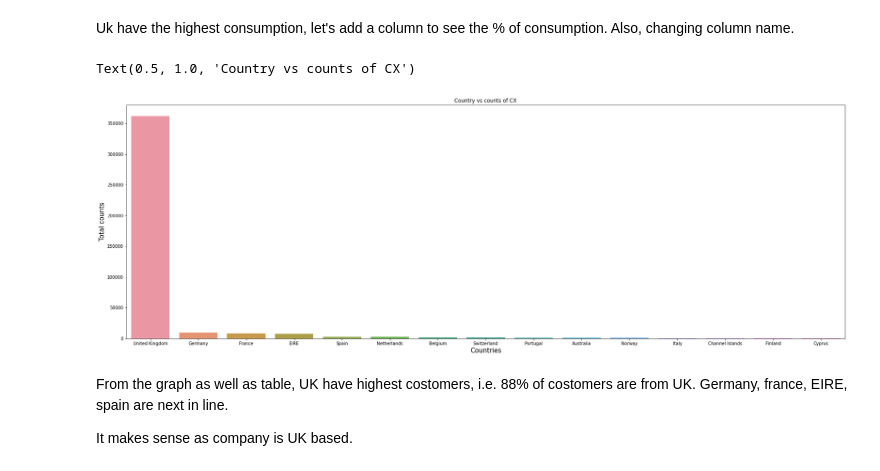
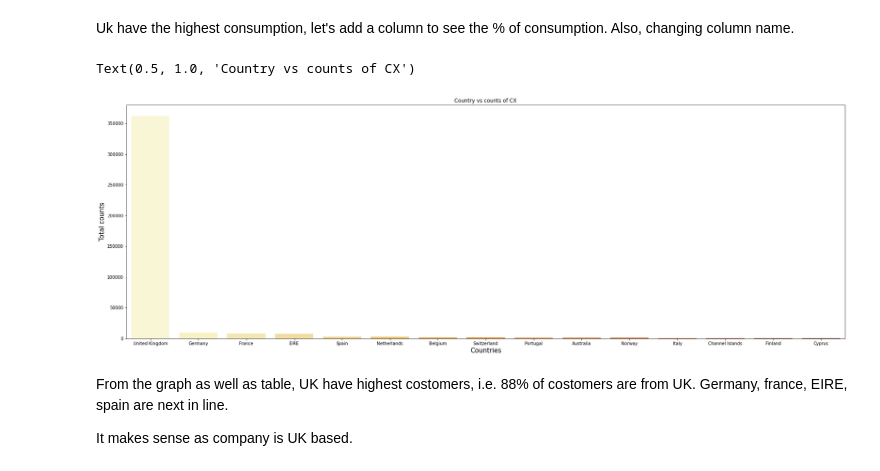
Before and after one commit to akashkivani/almabetter-Online-Retail-Customer-Segmentation-Project, a Jupyter notebook: Online_Retail_Customer_Segmentation_Capstone_Project_4.ipynb, the cells around one changed output. Drawn from its saved outputs; the diff is of its cells as text; code cells hidden in the pictures.

```diff
--- a/Online_Retail_Customer_Segmentation_Capstone_Project_4.ipynb
+++ b/Online_Retail_Customer_Segmentation_Capstone_Project_4.ipynb
@@ -257,13 +257,13 @@ top_countries.head(5)
 Uk have the highest consumption, let's add a column to see the % of consumption. Also, changing column name.
 # %%
 plt.figure(figsize= (30,10))
-sns.barplot(x = 'Country' , y = 'Total Counts' , data = top_countries[:15]) #Setting it will 15 only as there are may country with very small counts.
+sns.barplot(x = 'Country' , y = 'Total Counts' , data = top_countries[:15] , palette=("YlOrBr")) #Setting it will 15 only as there are may country with very small counts.
 plt.xlabel('Countries' , size = 15)
 plt.ylabel('Total counts' , size  = 15)
 plt.title('Country vs counts of CX')
 # %% [output]
 Text(0.5, 1.0, 'Country vs counts of CX')
-[figure, old version]
+[figure, new version]
 # %% [markdown]
 From the graph as well as table, UK have highest costomers, i.e. 88% of costomers are from UK.
 Germany, france, EIRE, spain are next in line.
```
Also changed, not shown: parts of 26 cells of this notebook.
